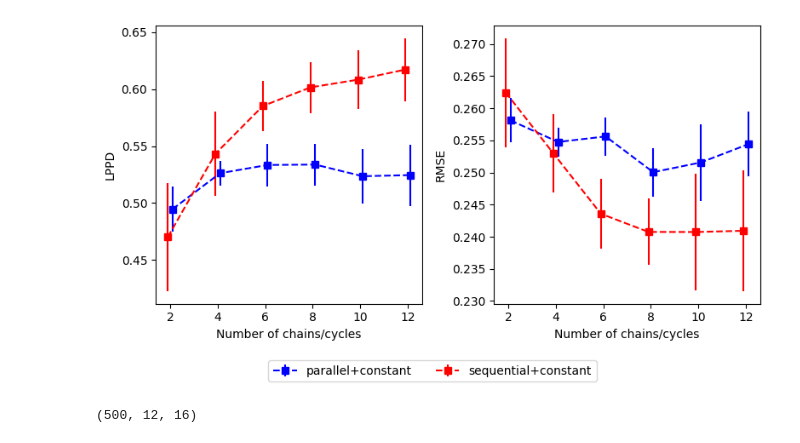
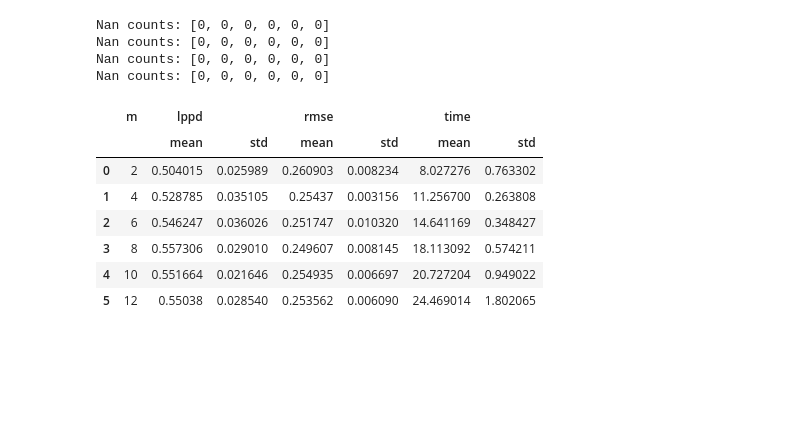
Before and after one commit to b-zhou/MILE, a Jupyter notebook: comparison.ipynb, the cells around one changed output. Drawn from its saved outputs; the diff is of its cells as text; code cells hidden in the pictures; blank space fills up the shorter version.

```diff
--- a/comparison.ipynb
+++ b/comparison.ipynb
@@ -161,18 +86,56 @@ Chains 12 - Mean LPPD: 0.62 ± 0.03, Mean RMSE: 0.24 ± 0.01
+# %%
+ms=np.array([2, 4, 6, 8, 10, 12])
+seeds = [0, 42, 221, 476, 1453, 1644, 1840, 1973, 2025, 2100]
+res_parallel_5k = load_results('results/bike8', 'parallel', ms=ms, seeds=seeds, exploration_steps=5000)
+res_parallel_2k = load_results('results/bike8', 'parallel', ms=ms, seeds=seeds, exploration_steps=2000)
+res_sequential_2k = load_results('results/bike8', 'sequential', ms=ms, seeds=seeds, exploration_steps=2000)
+res_sequential_5k = load_results('results/bike8', 'sequential', ms=ms, seeds=seeds, exploration_steps=5000)
+res_parallel_2k
+# %% [output]
+Nan counts: [0, 0, 0, 0, 0, 0]
+Nan counts: [0, 0, 0, 0, 0, 0]
+Nan counts: [0, 0, 0, 0, 0, 0]
+Nan counts: [0, 0, 0, 0, 0, 0]
+|  | m | lppd |  | rmse |  | time |  |
+|  |  | mean | std | mean | std | mean | std |
+| 0 | 2 | 0.504015 | 0.025989 | 0.260903 | 0.008234 | 8.027276 | 0.763302 |
+| 1 | 4 | 0.528785 | 0.035105 | 0.25437 | 0.003156 | 11.256700 | 0.263808 |
+| 2 | 6 | 0.546247 | 0.036026 | 0.251747 | 0.010320 | 14.641169 | 0.348427 |
+| 3 | 8 | 0.557306 | 0.029010 | 0.249607 | 0.008145 | 18.113092 | 0.574211 |
+| 4 | 10 | 0.551664 | 0.021646 | 0.254935 | 0.006697 | 20.727204 | 0.949022 |
+| 5 | 12 | 0.55038 | 0.028540 | 0.253562 | 0.006090 | 24.469014 | 1.802065 |
 # %%
-fig, axs = plt.subplots(figsize=(8, 4), ncols=2)
-n_chains = np.asarray(n_chains)
-axs[0].errorbar(n_chains+0.1, mean_lppds_parallel, yerr=std_lppds_parallel, fmt='s--', label='parallel+constant', color='blue')
-axs[0].errorbar(n_chains-0.1, mean_lppds_sequential, yerr=std_lppds_sequential, fmt='s--', label='sequential+constant', color='red')
-axs[0].set_ylabel('LPPD')
-axs[0].set_xlabel('Number of chains/cycles')
-axs[1].errorbar(n_chains+0.1, mean_rmses_parallel, yerr=std_rmses_parallel, fmt='s--', label='parallel+constant', color='blue')
-axs[1].errorbar(n_chains-0.1, mean_rmses_sequential, yerr=std_rmses_sequential, fmt='s--', label='sequential+constant', color='red')
-axs[1].set_ylabel('RMSE')
-axs[1].set_xlabel('Number of chains/cycles')
-# Remove duplicate labels in the legend
-handles, labels = axs[0].get_legend_handles_labels()
-by_label = dict(zip(labels, handles))
-fig.legend(by_label.values(), by_label.keys(), loc='lower center', ncol=2, bbox_to_anchor=(0.5, -0.1))
-fig.tight_layout()
+def plot_comparison(res_parallel, res_sequential):
+    ms = res_parallel['m'].to_numpy()
+    mean_lppd_parallel = res_parallel['lppd']['mean'].to_numpy()
+    std_lppd_parallel = res_parallel['lppd']['std'].to_numpy()
+    mean_rmse_parallel = res_parallel['rmse']['mean'].to_numpy()
+    std_rmse_parallel = res_parallel['rmse']['std'].to_numpy()
+
+    mean_lppd_sequential = res_sequential['lppd']['mean'].to_numpy()
+    std_lppd_sequential = res_sequential['lppd']['std'].to_numpy()
+    mean_rmse_sequential = res_sequential['rmse']['mean'].to_numpy()
+    std_rmse_sequential = res_sequential['rmse']['std'].to_numpy()
+
+    fig, axs = plt.subplots(figsize=(6.3, 6.3/2), ncols=2)
+    axs[0].errorbar(ms+0.1, mean_lppd_parallel, yerr=std_lppd_parallel, fmt='s--', label='parallel', color='blue')
+    axs[0].errorbar(ms-0.1, mean_lppd_sequential, yerr=std_lppd_sequential, fmt='s--', label='sequential', color='red')
+    axs[0].set_ylabel('LPPD')
+    axs[0].set_xlabel('Number of chains/cycles')
+    axs[1].errorbar(ms+0.1, mean_rmse_parallel, yerr=std_rmse_parallel, fmt='s--', label='parallel', color='blue')
+    axs[1].errorbar(ms-0.1, mean_rmse_sequential, yerr=std_rmse_sequential, fmt='s--', label='sequential', color='red')
+    axs[1].set_ylabel('RMSE')
+    axs[1].set_xlabel('Number of chains/cycles')
+
+    axs[0].set_xticks(ms)
+    axs[0].set_xticklabels(ms)
+    axs[1].set_xticks(ms)
+    axs[1].set_xticklabels(ms)
+
+    # Remove duplicate labels in the legend
+    handles, labels = axs[0].get_legend_handles_labels()
+    by_label = dict(zip(labels, handles))
+    fig.legend(by_label.values(), by_label.keys(), loc='lower center', ncol=2, bbox_to_anchor=(0.5, -0.1))
+    fig.tight_layout()
+
+    return fig, axs
-# %% [output]
-[figure, removed]
@@ -186,4 +141,0 @@ samples = train_utils.load_samples_from_dir(results_dir / 'samples', tree_path=t
-# %%
-samples['fcn']['layer0']['kernel'][0, :500].shape
-# %% [output]
-(500, 12, 16)
```
Also changed, not shown: parts of 20 cells of this notebook, 10 other files.
